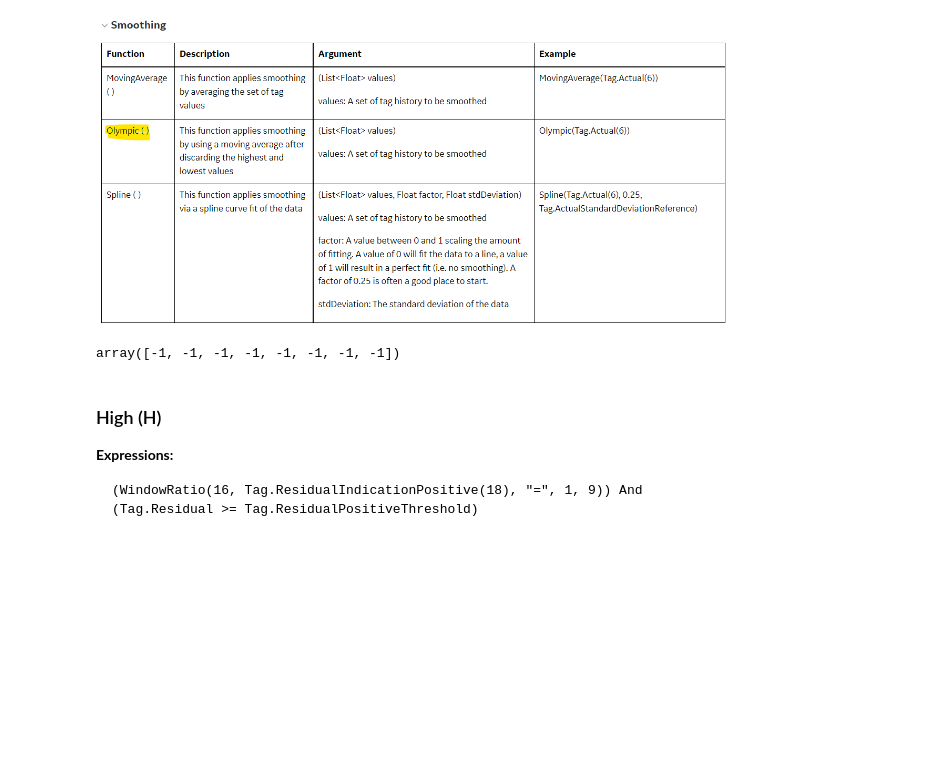
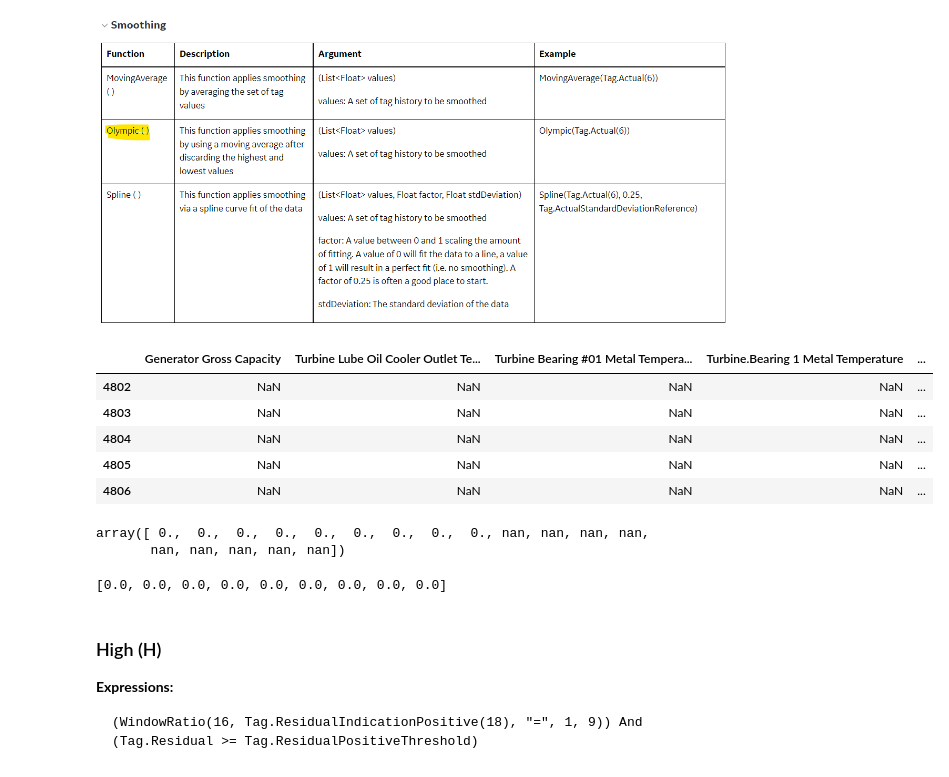
Before and after one commit to yasirabd/research-diagnostic-turbine, a Jupyter notebook: Diagnostics_Turbine_Bearing_1_Cooling_Loss.ipynb, the cells around one changed output. Cells and saved outputs as stored; diff of their text form; code cells hidden in the pictures; blank space fills up the shorter version.

```diff
--- a/Diagnostics_Turbine_Bearing_1_Cooling_Loss.ipynb
+++ b/Diagnostics_Turbine_Bearing_1_Cooling_Loss.ipynb
@@ -600,13 +605,29 @@ class Tag(object):
 
     def get_residual_negative_threshold(self):
         return model_configured.loc[self.name]['ResidualNegativeThreshold']
+# %%
+df_actual[df_actual['Generator Gross Capacity'].isnull()].head()
+# %% [output]
+|  | Generator Gross Capacity | Turbine Lube Oil Cooler Outlet Te... | Turbine Bearing #01 Metal Tempera... | Turbine.Bearing 1 Metal Temperature | ... |
+| 4802 | NaN | NaN | NaN | NaN | ... |
+| 4803 | NaN | NaN | NaN | NaN | ... |
+| 4804 | NaN | NaN | NaN | NaN | ... |
+| 4805 | NaN | NaN | NaN | NaN | ... |
+| 4806 | NaN | NaN | NaN | NaN | ... |
 # %%
 # example
 tag = Tag(name="Generator Gross Capacity",
-          date='2021-08-01 00:07:00')
-tag.ResidualIndicationPositive(18)
+          date='2021-08-04 08:10:00')
+tag.Actual(18)
 # %% [output]
-array([-1, -1, -1, -1, -1, -1, -1, -1])
+array([ 0.,  0.,  0.,  0.,  0.,  0.,  0.,  0.,  0., nan, nan, nan, nan,
+       nan, nan, nan, nan, nan])
+# %%
+# np.isnan(tag.Actual(18)).any()
+not_nan = [val for val in tag.Actual(18) if ~np.isnan(val)]
+not_nan
+# %% [output]
+[0.0, 0.0, 0.0, 0.0, 0.0, 0.0, 0.0, 0.0, 0.0]
 # %%
 import operator
 
```
Also changed, not shown: parts of 11 cells of this notebook.
